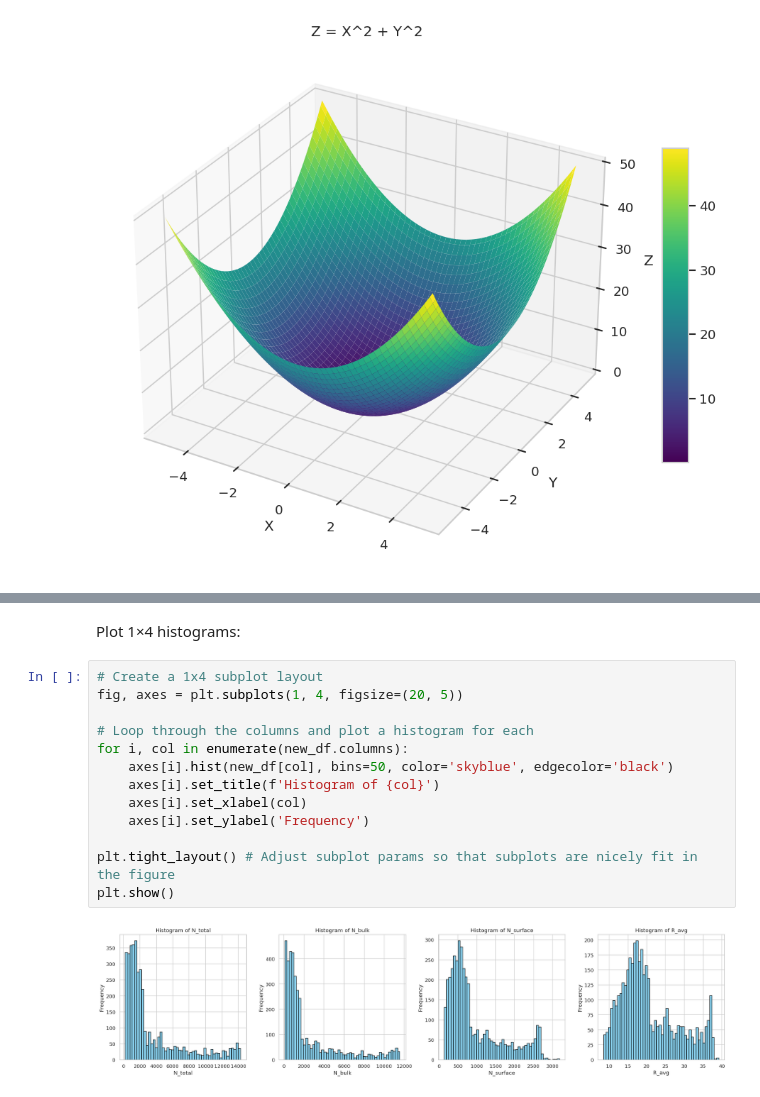
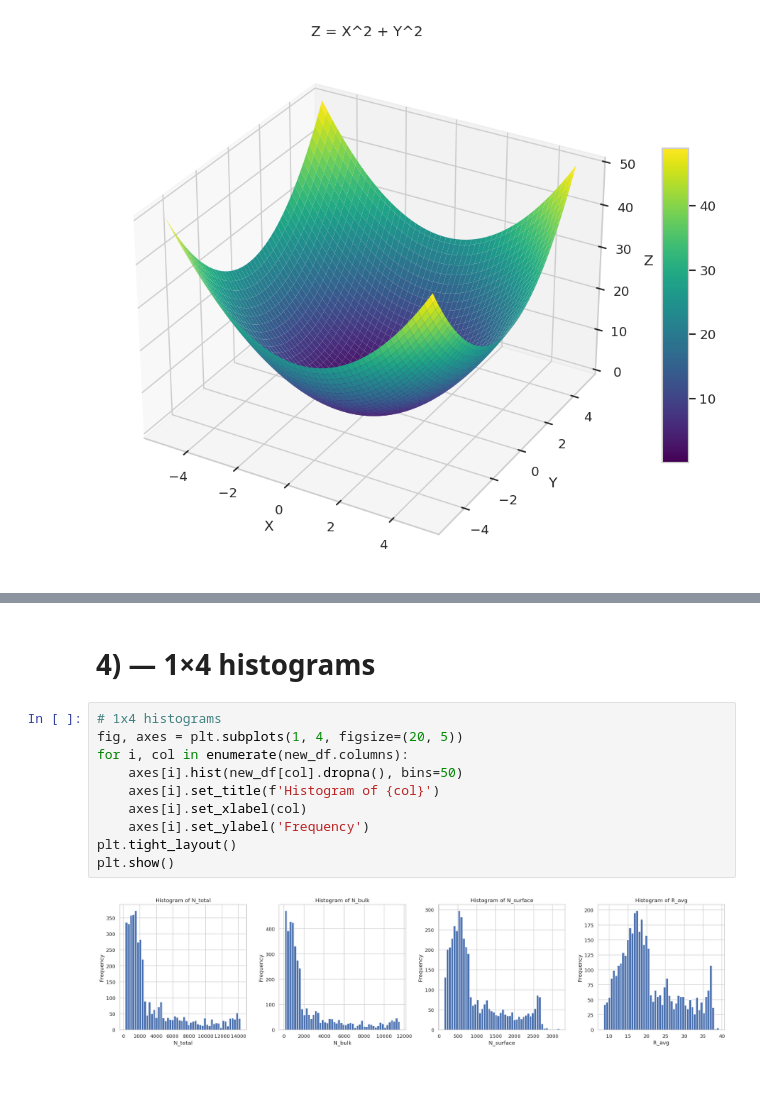
Before and after one commit to Lahiru1Niroosh/SE4050-DL-Lab1-IT22568632, a Jupyter notebook: DL LAB 01.ipynb, the cells around one changed output, grey strips where cells are left out. Drawn from its saved outputs; the diff is of its cells as text.

```diff
--- a/DL LAB 01.ipynb
+++ b/DL LAB 01.ipynb
@@ -258,17 +208,14 @@ RuntimeError: Add 'pokemon.csv' to your repo or ensure seaborn has the 'pokemon'
 # %% [markdown]
-Plot 1×4 histograms:
+# **4) — 1×4 histograms**
 # %%
-# Create a 1x4 subplot layout
+# 1x4 histograms
 fig, axes = plt.subplots(1, 4, figsize=(20, 5))
-
-# Loop through the columns and plot a histogram for each
 for i, col in enumerate(new_df.columns):
-    axes[i].hist(new_df[col], bins=50, color='skyblue', edgecolor='black')
+    axes[i].hist(new_df[col].dropna(), bins=50)
     axes[i].set_title(f'Histogram of {col}')
     axes[i].set_xlabel(col)
     axes[i].set_ylabel('Frequency')
-
-plt.tight_layout() # Adjust subplot params so that subplots are nicely fit in the figure
+plt.tight_layout()
 plt.show()
 # %% [output]
-[figure, old version]
+[figure, new version]
```
Also changed, not shown: parts of 20 cells of this notebook.
